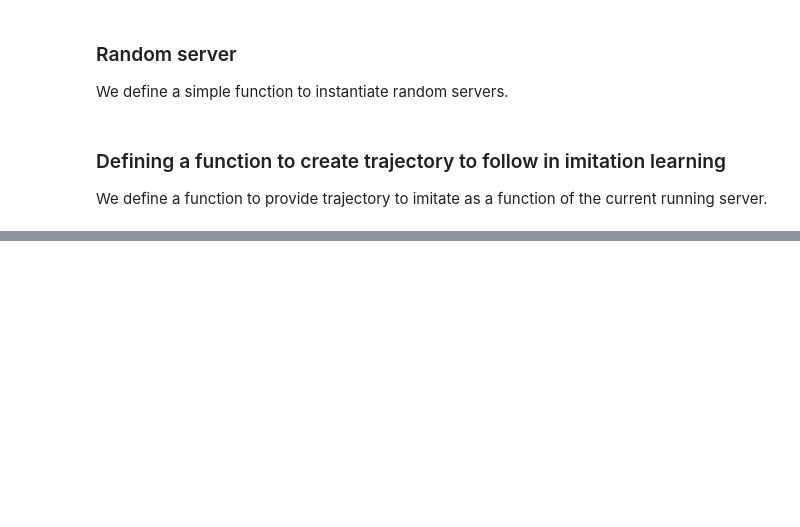
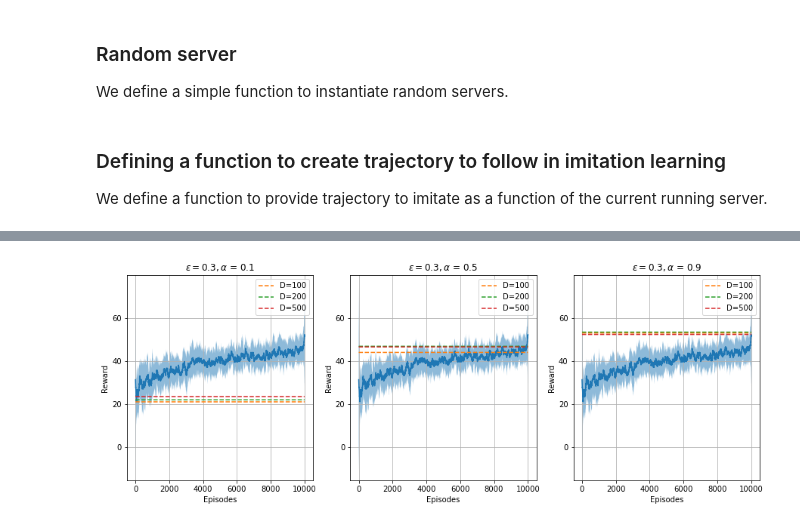
Before and after one commit to FMZennaro/CTF-RL, a Jupyter notebook: Simulation5/Simulation5X.ipynb, the cells around one changed output, grey strips where cells are left out. Saved outputs shown, nothing was run; the diff lists cells and outputs as text; code cells hidden in the pictures; blank space fills up the shorter version.

```diff
--- a/Simulation5/Simulation5X.ipynb
+++ b/Simulation5/Simulation5X.ipynb
@@ -168,0 +196,36 @@ plt.show()
+# %%
+nepisodes_learning = 10000
+
+plt.figure(figsize=(15,5))
+for i in range(len(alphas)):
+
+    plt.subplot(1,3,i+1)
+
+    x = np.arange(nepisodes_learning)
+    y = np.mean(uniform_filter1d(rewards_im0,size=100,mode='nearest',axis=1),axis=0)
+    ystd = np.std(uniform_filter1d(rewards_im0,size=100,mode='nearest'),axis=0)
+    plt.plot(x,y)
+    plt.fill_between(x,y-ystd,y+ystd,alpha=.5)
+
+    y = [np.mean(rewards_imN[i,:,0,:])]*(nepisodes_learning)
+    ystd = np.std(np.mean(rewards_imN[:,0,:],axis=1))
+    plt.plot(x,y, label='D=100', linestyle='dashed')
+
+    y = [np.mean(rewards_imN[i,:,1,:])]*(nepisodes_learning)
+    ystd = np.std(np.mean(rewards_imN[:,1,:],axis=1))
+    plt.plot(x,y, label='D=200', linestyle='dashed')
+
+    y = [np.mean(rewards_imN[i,:,2,:])]*(nepisodes_learning)
+    ystd = np.std(np.mean(rewards_imN[:,2,:],axis=1))
+    plt.plot(x,y, label='D=500', linestyle='dashed')
+
+    plt.xlabel('Episodes')
+    plt.ylabel('Reward')
+    plt.title('$\epsilon=0.3, \\alpha$ = {0}'.format(epsilons[i]))
+    plt.legend()
+    plt.grid()
+
+plt.savefig('simul5_alpha.png')
+plt.show()
+# %% [output]
+[figure, added]
```
Also changed, not shown: parts of 8 cells of this notebook, 2 other files.
